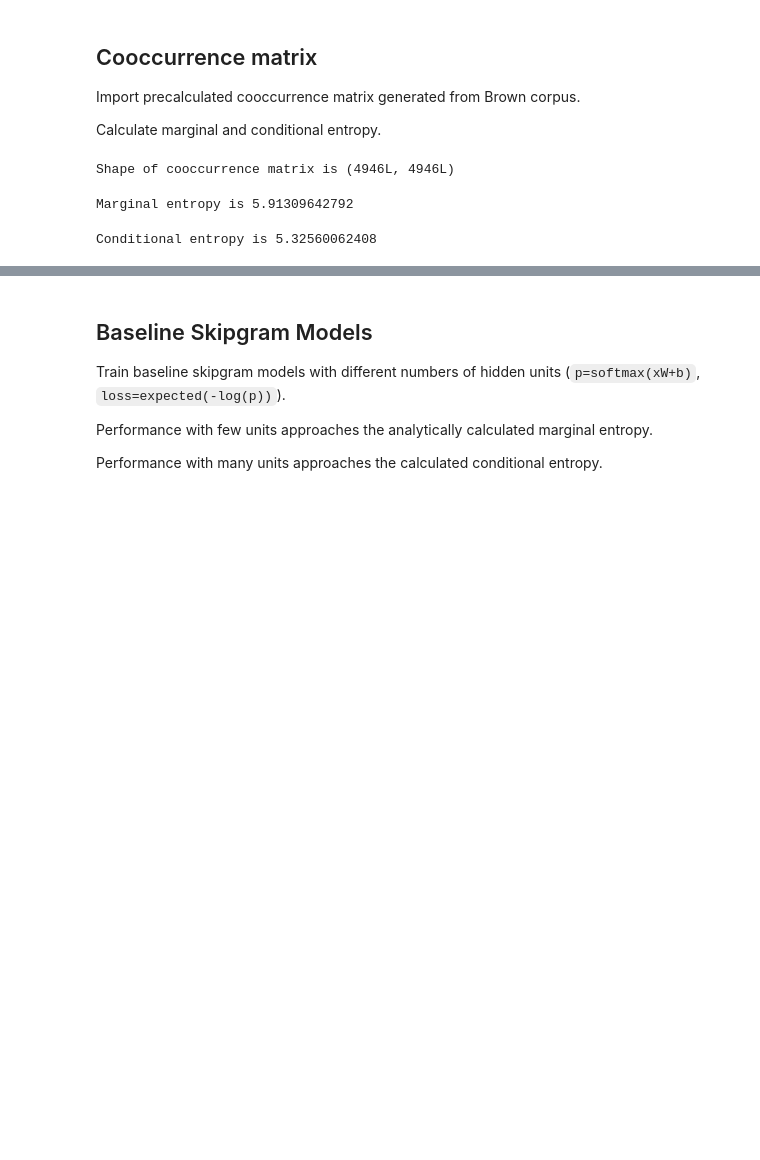
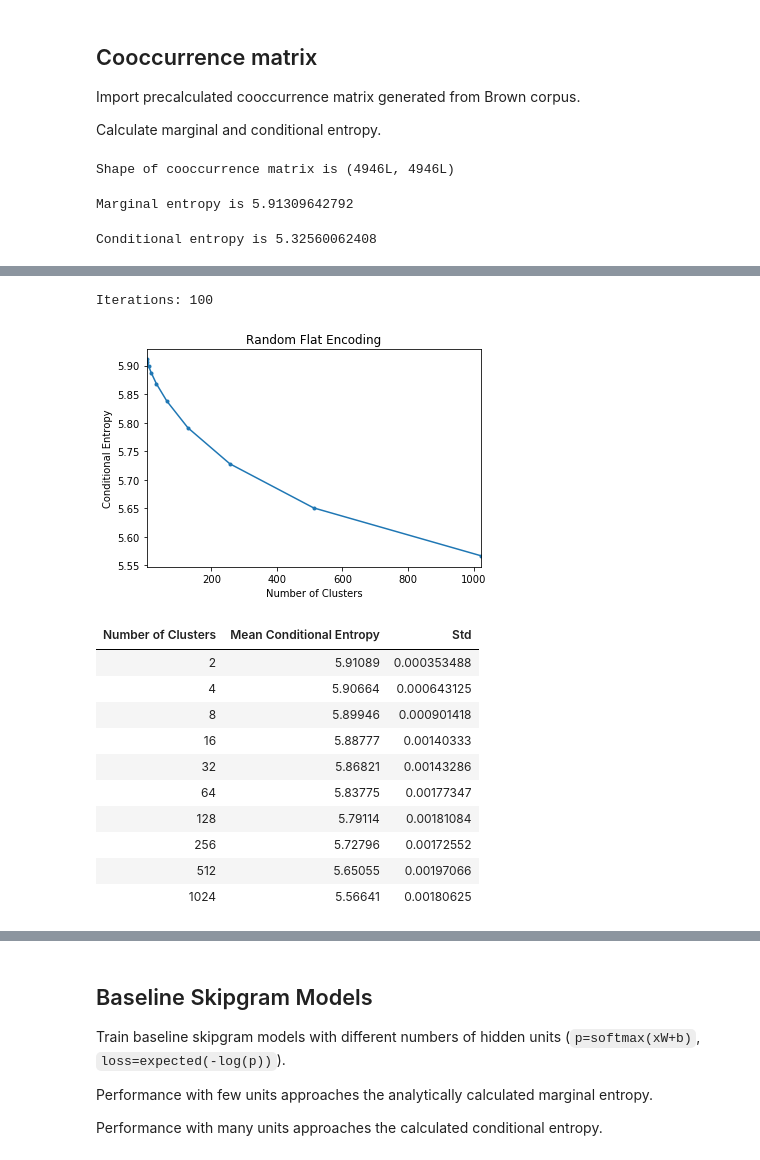
Before and after one commit to bstriner/discrete-skip-gram, a Jupyter notebook: notebook/results.ipynb, the cells around one changed output, grey strips where cells are left out. Saved outputs shown, nothing was run; the diff lists cells and outputs as text; code cells hidden in the pictures; blank space fills up the shorter version.

Commit message:
clustering

```diff
--- a/notebook/results.ipynb
+++ b/notebook/results.ipynb
@@ -8,6 +8,8 @@ import matplotlib.pyplot as plt
 from IPython.display import display, HTML
 from discrete_skip_gram.util import stats_string
 from tabulate import tabulate
+def load_output(path):
+    return np.load('../experiments/output/{}'.format(path))
 eps = 1e-9
 # %% [markdown]
 ## Cooccurrence matrix
@@ -38,0 +46,30 @@ Conditional entropy is 5.32560062408
+# %%
+# Random flat encodings with different numbers of clusters
+random = load_output('skipgram_flat_random.npz')
+print('Iterations: {}'.format(random['nlls'].shape[1]))
+# Plot entropy by number of clusters
+mean = np.mean(random['nlls'], axis=1)
+std = np.std(random['nlls'], axis=1)
+plt.errorbar(random['z_ks'], mean, yerr=std, markersize=3, fmt='-o')
+plt.title('Random Flat Encoding')
+plt.ylabel('Conditional Entropy')
+plt.xlabel('Number of Clusters')
+plt.xlim(2, 1024)
+plt.show()
+# Tabulate entropy by number of clusters
+t = np.stack([random['z_ks'], mean, std], axis=1)
+HTML(tabulate(t, tablefmt='html', headers=['Number of Clusters', 'Mean Conditional Entropy', 'Std']))
+# %% [output]
+Iterations: 100
+[figure, added]
+| Number of Clusters | Mean Conditional Entropy | Std |
+| 2 | 5.91089 | 0.000353488 |
+| 4 | 5.90664 | 0.000643125 |
+| 8 | 5.89946 | 0.000901418 |
+| 16 | 5.88777 | 0.00140333 |
+| 32 | 5.86821 | 0.00143286 |
+| 64 | 5.83775 | 0.00177347 |
+| 128 | 5.79114 | 0.00181084 |
+| 256 | 5.72796 | 0.00172552 |
+| 512 | 5.65055 | 0.00197066 |
+| 1024 | 5.56641 | 0.00180625 |
```
Also changed, not shown: parts of 14 cells of this notebook, 7 other files.
